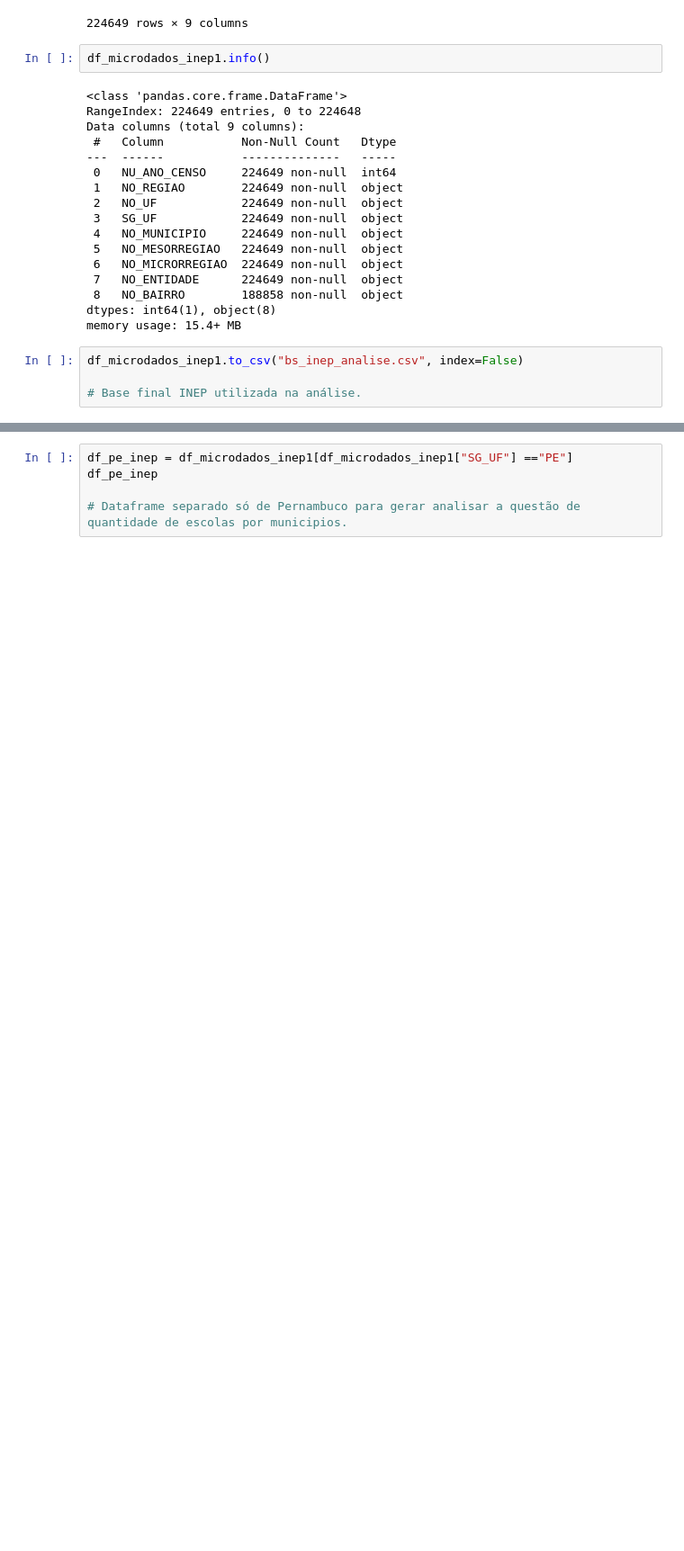
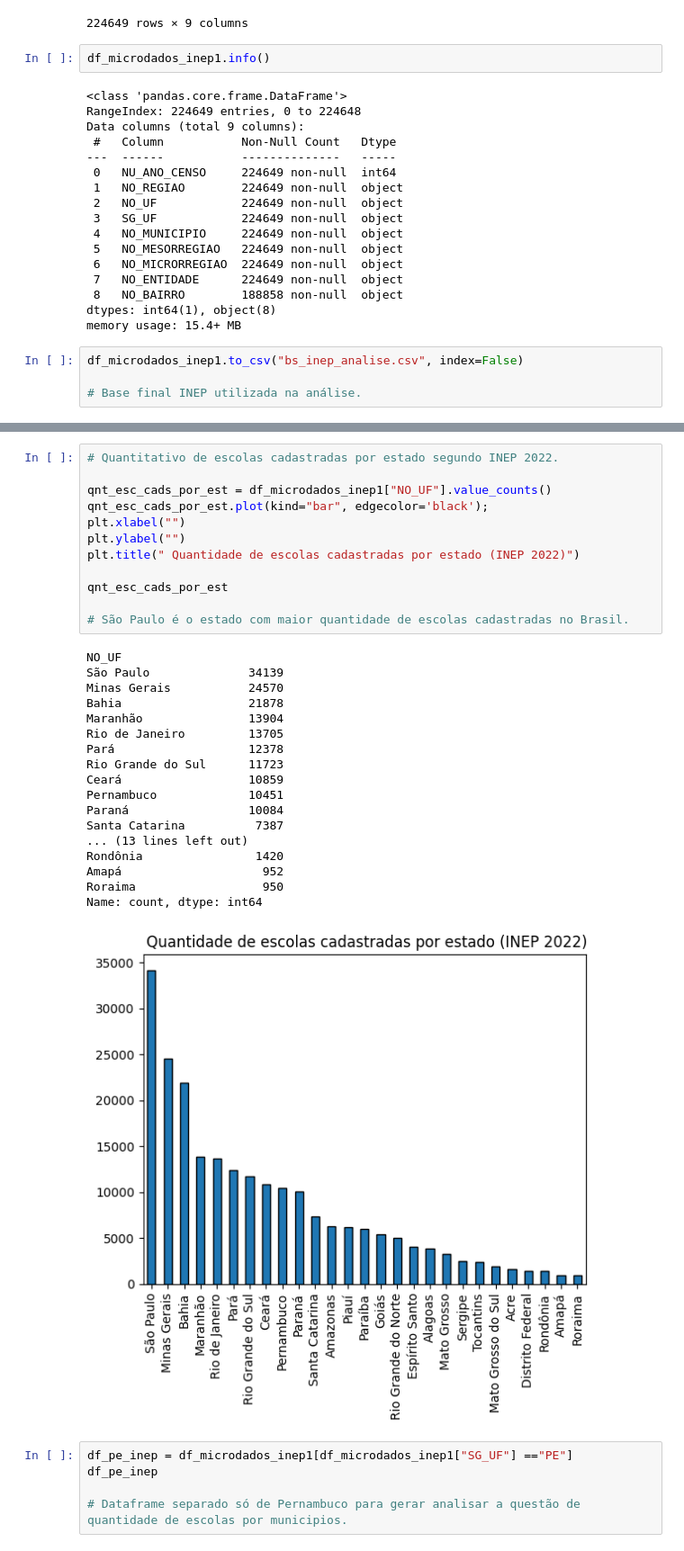
Before and after one commit to reprograma/on26-python-s17-s18-projeto-livre, a Jupyter notebook: exercicios/para-casa/Projeto-Jessica-Ferreira/analise/analise.ipynb, the cells around one changed output, grey strips where cells are left out. Shown at 90% size. Saved outputs shown, nothing was run; the diff lists cells and outputs as text; blank space fills up the shorter version.

```diff
--- a/exercicios/para-casa/Projeto-Jessica-Ferreira/analise/analise.ipynb
+++ b/exercicios/para-casa/Projeto-Jessica-Ferreira/analise/analise.ipynb
@@ -124,3 +109,34 @@ Name: proportion, dtype: float64
+# %%
+# Quantitativo de escolas cadastradas por estado segundo INEP 2022.
+
+qnt_esc_cads_por_est = df_microdados_inep1["NO_UF"].value_counts()
+qnt_esc_cads_por_est.plot(kind="bar", edgecolor='black');
+plt.xlabel("")
+plt.ylabel("")
+plt.title(" Quantidade de escolas cadastradas por estado (INEP 2022)")
+
+qnt_esc_cads_por_est
+
+# São Paulo é o estado com maior quantidade de escolas cadastradas no Brasil.
+# %% [output]
+NO_UF
+São Paulo              34139
+Minas Gerais           24570
+Bahia                  21878
+Maranhão               13904
+Rio de Janeiro         13705
+Pará                   12378
+Rio Grande do Sul      11723
+Ceará                  10859
+Pernambuco             10451
+Paraná                 10084
+Santa Catarina          7387
+... (13 lines left out)
+Rondônia                1420
+Amapá                    952
+Roraima                  950
+Name: count, dtype: int64
+[figure, added]
 # %%
 df_pe_inep = df_microdados_inep1[df_microdados_inep1["SG_UF"] =="PE"]
 df_pe_inep
```
Also changed, not shown: parts of 23 cells of this notebook, 1 other file.
